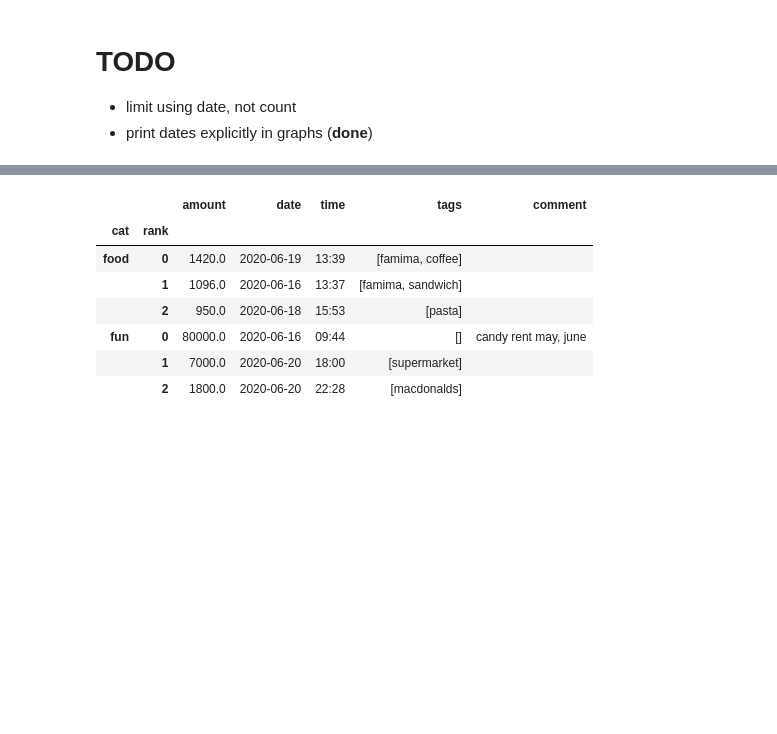
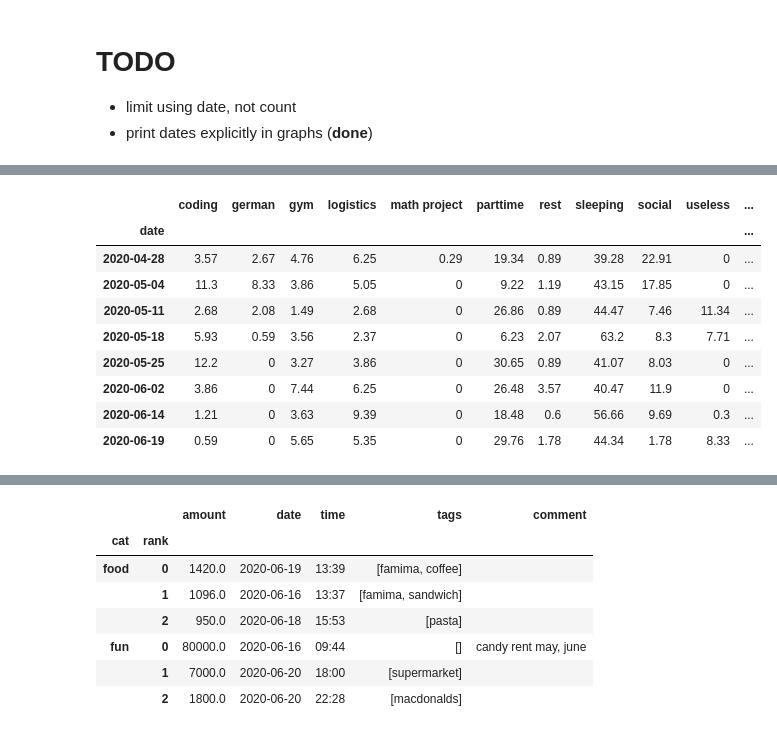
Before and after one commit to nailbiter/for, a Jupyter notebook: forjupiter/weekly-analysis.ipynb, the cells around one changed output, grey strips where cells are left out. Drawn from its saved outputs; the diff is of its cells as text; code cells hidden in the pictures; blank space fills up the shorter version.

```diff
--- a/forjupiter/weekly-analysis.ipynb
+++ b/forjupiter/weekly-analysis.ipynb
@@ -79,0 +64,15 @@ for i in range(WEEKS):
+# %%
+import numpy as np
+_df = money_grouped_df.transpose().set_index("date")
+(_df.div(_df.sum(axis=1),axis=0)*10000).apply(np.floor)/100
+# %% [output]
+|  | coding | german | gym | logistics | math project | parttime | rest | sleeping | social | useless | ... |
+| date |  |  |  |  |  |  |  |  |  |  | ... |
+| 2020-04-28 | 3.57 | 2.67 | 4.76 | 6.25 | 0.29 | 19.34 | 0.89 | 39.28 | 22.91 | 0 | ... |
+| 2020-05-04 | 11.3 | 8.33 | 3.86 | 5.05 | 0 | 9.22 | 1.19 | 43.15 | 17.85 | 0 | ... |
+| 2020-05-11 | 2.68 | 2.08 | 1.49 | 2.68 | 0 | 26.86 | 0.89 | 44.47 | 7.46 | 11.34 | ... |
+| 2020-05-18 | 5.93 | 0.59 | 3.56 | 2.37 | 0 | 6.23 | 2.07 | 63.2 | 8.3 | 7.71 | ... |
+| 2020-05-25 | 12.2 | 0 | 3.27 | 3.86 | 0 | 30.65 | 0.89 | 41.07 | 8.03 | 0 | ... |
+| 2020-06-02 | 3.86 | 0 | 7.44 | 6.25 | 0 | 26.48 | 3.57 | 40.47 | 11.9 | 0 | ... |
+| 2020-06-14 | 1.21 | 0 | 3.63 | 9.39 | 0 | 18.48 | 0.6 | 56.66 | 9.69 | 0.3 | ... |
+| 2020-06-19 | 0.59 | 0 | 5.65 | 5.35 | 0 | 29.76 | 1.78 | 44.34 | 1.78 | 8.33 | ... |
```
Also changed, not shown: parts of 2 cells of this notebook.
